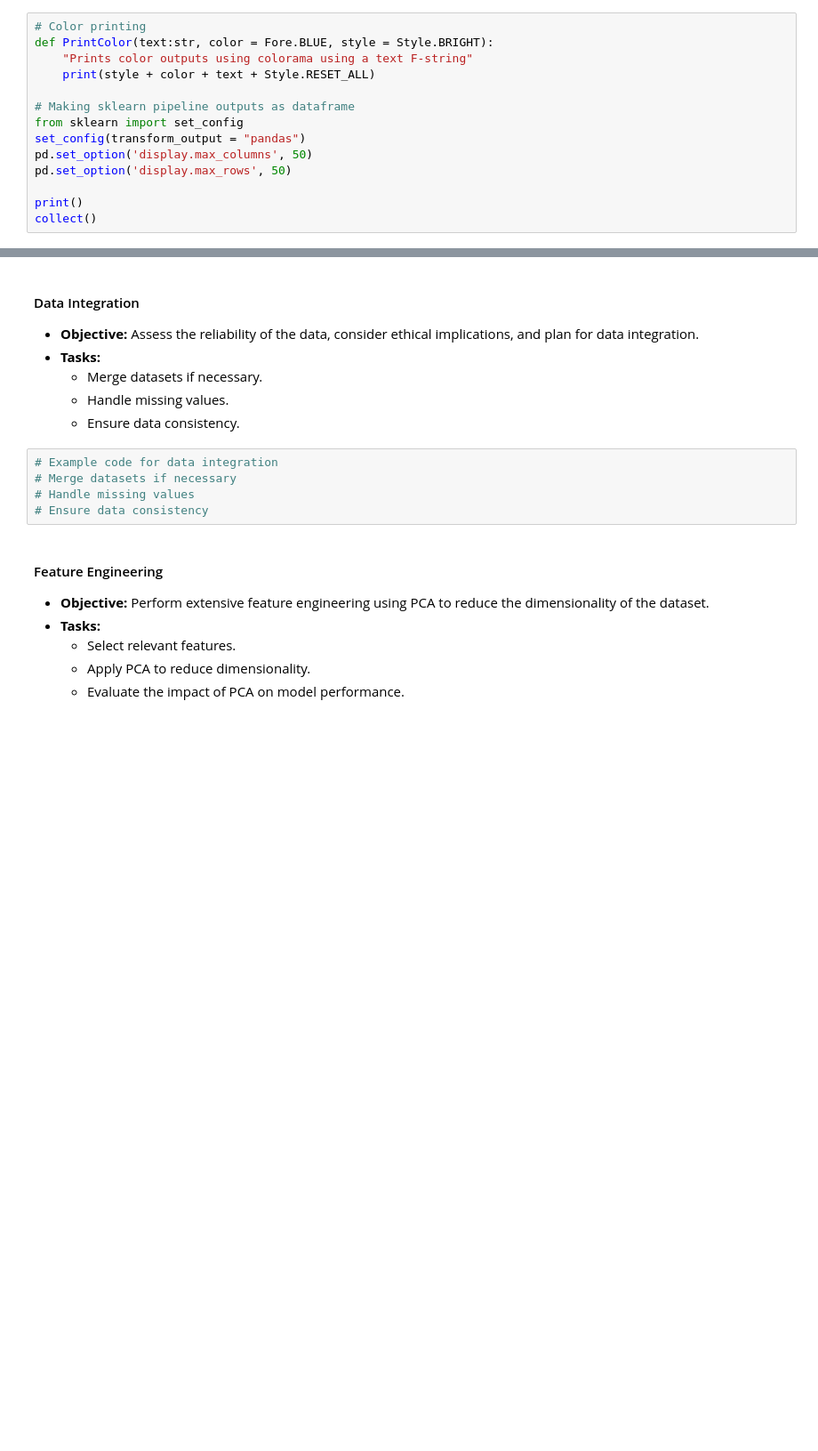
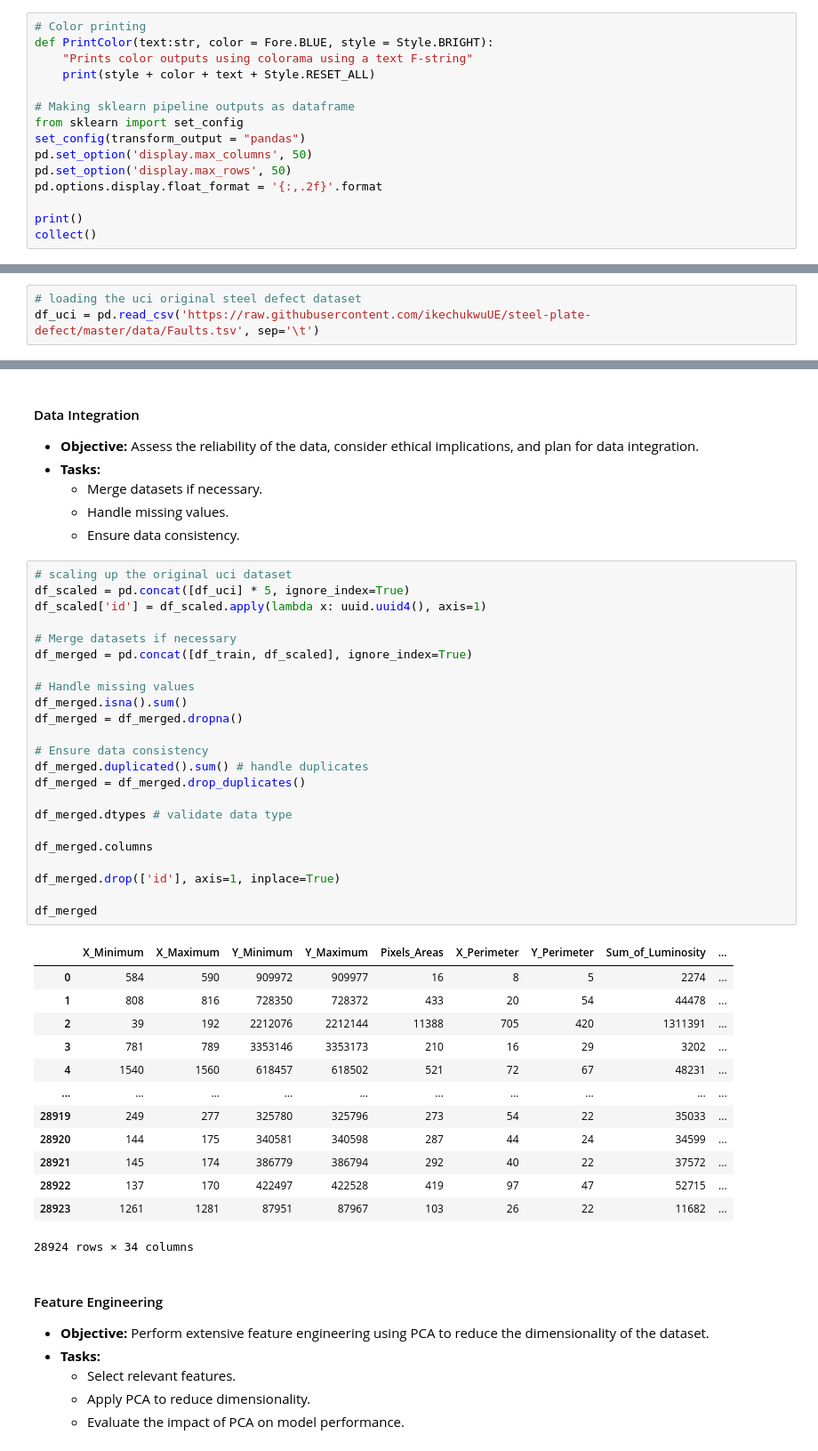
Before and after one commit to ikechukwuUE/steel-plate-defect, a Jupyter notebook: steel_defect_prediction.ipynb, the cells around one changed output, grey strips where cells are left out. Shown: that part at 89% size. Drawn from its saved outputs; the diff is of its cells as text; blank space fills up the shorter version.

```diff
--- a/steel_defect_prediction.ipynb
+++ b/steel_defect_prediction.ipynb
@@ -142,6 +142,7 @@ from sklearn import set_config
 set_config(transform_output = "pandas")
 pd.set_option('display.max_columns', 50)
 pd.set_option('display.max_rows', 50)
+pd.options.display.float_format = '{:,.2f}'.format
 
 print()
 collect()
@@ -221,3 +492,6 @@ def plot_roc_curve(y_test, y_pred_proba):
 # load and inspect the datasets
 df_train, df_test = load_and_preprocess_data(train_path = 'https://raw.githubusercontent.com/ikechukwuUE/steel-plate-defect/master/data/train.csv',
                          test_path='https://raw.githubusercontent.com/ikechukwuUE/steel-plate-defect/master/data/test.csv')
+# %%
+# loading the uci original steel defect dataset
+df_uci = pd.read_csv('https://raw.githubusercontent.com/ikechukwuUE/steel-plate-defect/master/data/Faults.tsv', sep='\t')
@@ -284,11 +535,43 @@ absent_columns
     - Merge datasets if necessary.
     - Handle missing values.
     - Ensure data consistency.
-# %%
-# Example code for data integration
-# Merge datasets if necessary
-# Handle missing values
-# Ensure data consistency
+# %%
+# scaling up the original uci dataset
+df_scaled = pd.concat([df_uci] * 5, ignore_index=True)
+df_scaled['id'] = df_scaled.apply(lambda x: uuid.uuid4(), axis=1)
+
+# Merge datasets if necessary
+df_merged = pd.concat([df_train, df_scaled], ignore_index=True)
+
+# Handle missing values
+df_merged.isna().sum()
+df_merged = df_merged.dropna()
+
+# Ensure data consistency
+df_merged.duplicated().sum() # handle duplicates
+df_merged = df_merged.drop_duplicates()
+
+df_merged.dtypes # validate data type
+
+df_merged.columns
+
+df_merged.drop(['id'], axis=1, inplace=True)
+
+df_merged
+# %% [output]
+|  | X_Minimum | X_Maximum | Y_Minimum | Y_Maximum | Pixels_Areas | X_Perimeter | Y_Perimeter | Sum_of_Luminosity | ... |
+| 0 | 584 | 590 | 909972 | 909977 | 16 | 8 | 5 | 2274 | ... |
+| 1 | 808 | 816 | 728350 | 728372 | 433 | 20 | 54 | 44478 | ... |
+| 2 | 39 | 192 | 2212076 | 2212144 | 11388 | 705 | 420 | 1311391 | ... |
+| 3 | 781 | 789 | 3353146 | 3353173 | 210 | 16 | 29 | 3202 | ... |
+| 4 | 1540 | 1560 | 618457 | 618502 | 521 | 72 | 67 | 48231 | ... |
+| ... | ... | ... | ... | ... | ... | ... | ... | ... | ... |
+| 28919 | 249 | 277 | 325780 | 325796 | 273 | 54 | 22 | 35033 | ... |
+| 28920 | 144 | 175 | 340581 | 340598 | 287 | 44 | 24 | 34599 | ... |
+| 28921 | 145 | 174 | 386779 | 386794 | 292 | 40 | 22 | 37572 | ... |
+| 28922 | 137 | 170 | 422497 | 422528 | 419 | 97 | 47 | 52715 | ... |
+| 28923 | 1261 | 1281 | 87951 | 87967 | 103 | 26 | 22 | 11682 | ... |
+28924 rows × 34 columns
 # %% [markdown]
 #### Feature Engineering
 - **Objective:** Perform extensive feature engineering using PCA to reduce the dimensionality of the dataset.
```
Also changed, not shown: parts of 20 cells of this notebook.
